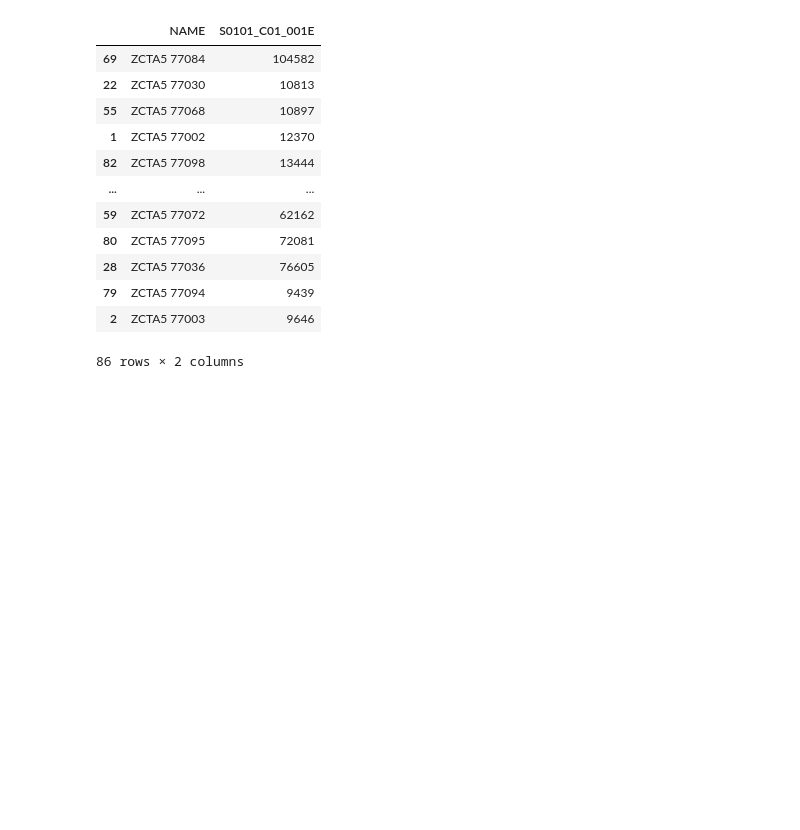
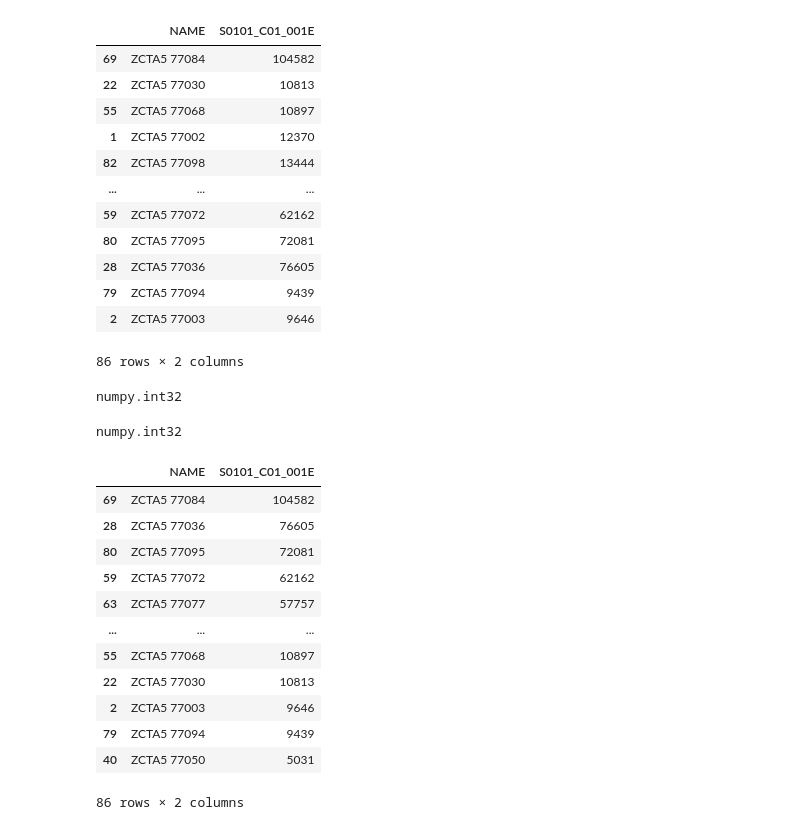
Before and after one commit to akuppan1/Flatiron-Mod-4-Project, a Jupyter notebook: Census data fixing the datafile.ipynb, the cells around one changed output. Cells and saved outputs as stored; diff of their text form; code cells hidden in the pictures; blank space fills up the shorter version.

```diff
--- a/Census data fixing the datafile.ipynb
+++ b/Census data fixing the datafile.ipynb
@@ -64,7 +64,7 @@ df_texas_census
 | 86 | ZCTA5 77598 | 24689 |
 86 rows × 2 columns
 # %%
-df_texas_census.sort_values(by=['S0101_C01_001E'], ascending=True, inplace=True)
+df_texas_census.sort_values(by=['S0101_C01_001E'], ascending=True, axis=0, inplace=True, na_position='first')
 df_texas_census
 # %% [output]
 |  | NAME | S0101_C01_001E |
@@ -80,5 +80,33 @@ df_texas_census
 | 79 | ZCTA5 77094 | 9439 |
 | 2 | ZCTA5 77003 | 9646 |
 86 rows × 2 columns
+# %%
+df_texas_census['S0101_C01_001E'] = df_texas_census['S0101_C01_001E'].astype(int)
+# %%
+type(df_texas_census['S0101_C01_001E'][4])
+# %% [output]
+numpy.int32
+# %%
+df_texas_census.sort_values(by=['S0101_C01_001E'], ascending=False, axis=0, inplace=True, na_position='first')
+# %%
+type(df_texas_census['S0101_C01_001E'][3]
+# %% [output]
+numpy.int32
 # %%
 # This is wrong....wtf why do I see 70K at the bottom?!
+
+df_texas_census
+# %% [output]
+|  | NAME | S0101_C01_001E |
+| 69 | ZCTA5 77084 | 104582 |
+| 28 | ZCTA5 77036 | 76605 |
+| 80 | ZCTA5 77095 | 72081 |
+| 59 | ZCTA5 77072 | 62162 |
+| 63 | ZCTA5 77077 | 57757 |
+| ... | ... | ... |
+| 55 | ZCTA5 77068 | 10897 |
+| 22 | ZCTA5 77030 | 10813 |
+| 2 | ZCTA5 77003 | 9646 |
+| 79 | ZCTA5 77094 | 9439 |
+| 40 | ZCTA5 77050 | 5031 |
+86 rows × 2 columns
```
Also changed, not shown: parts of 2 cells of this notebook.
